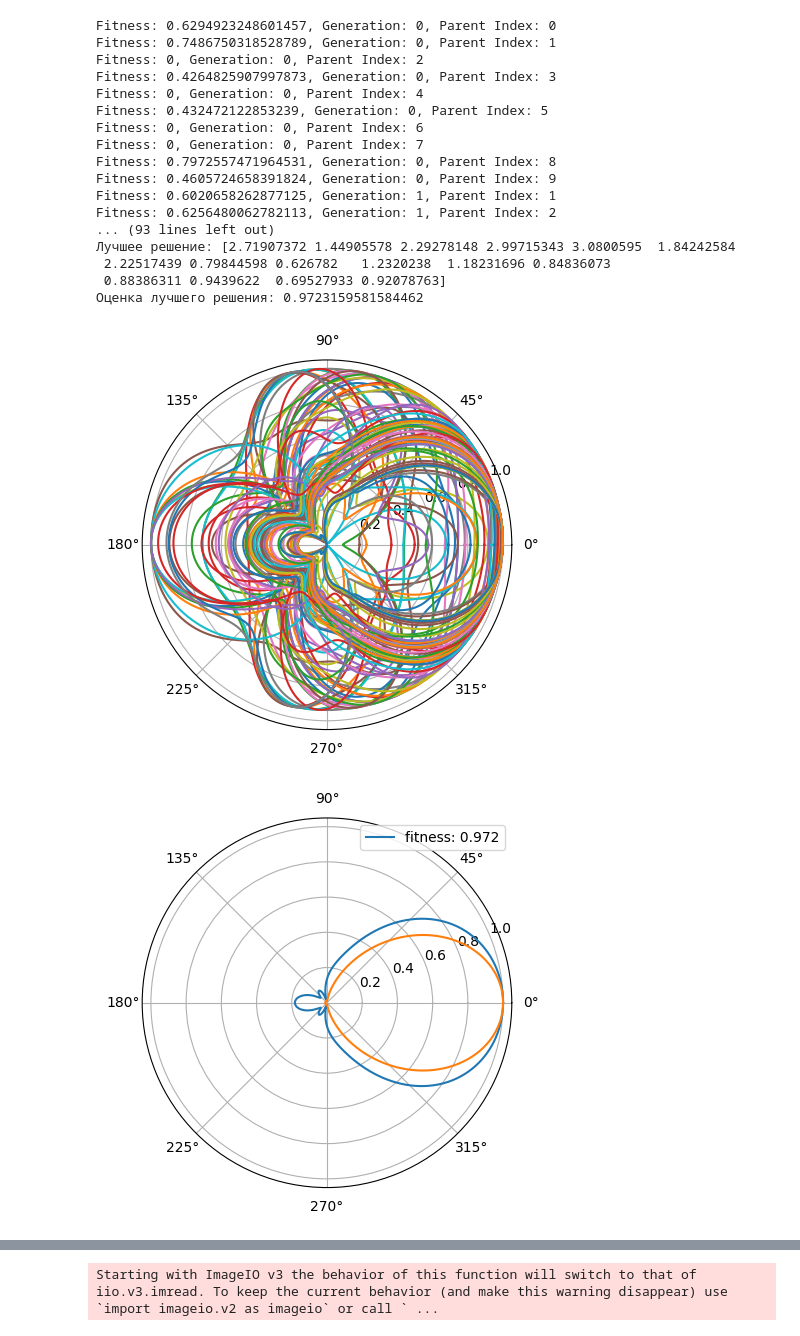
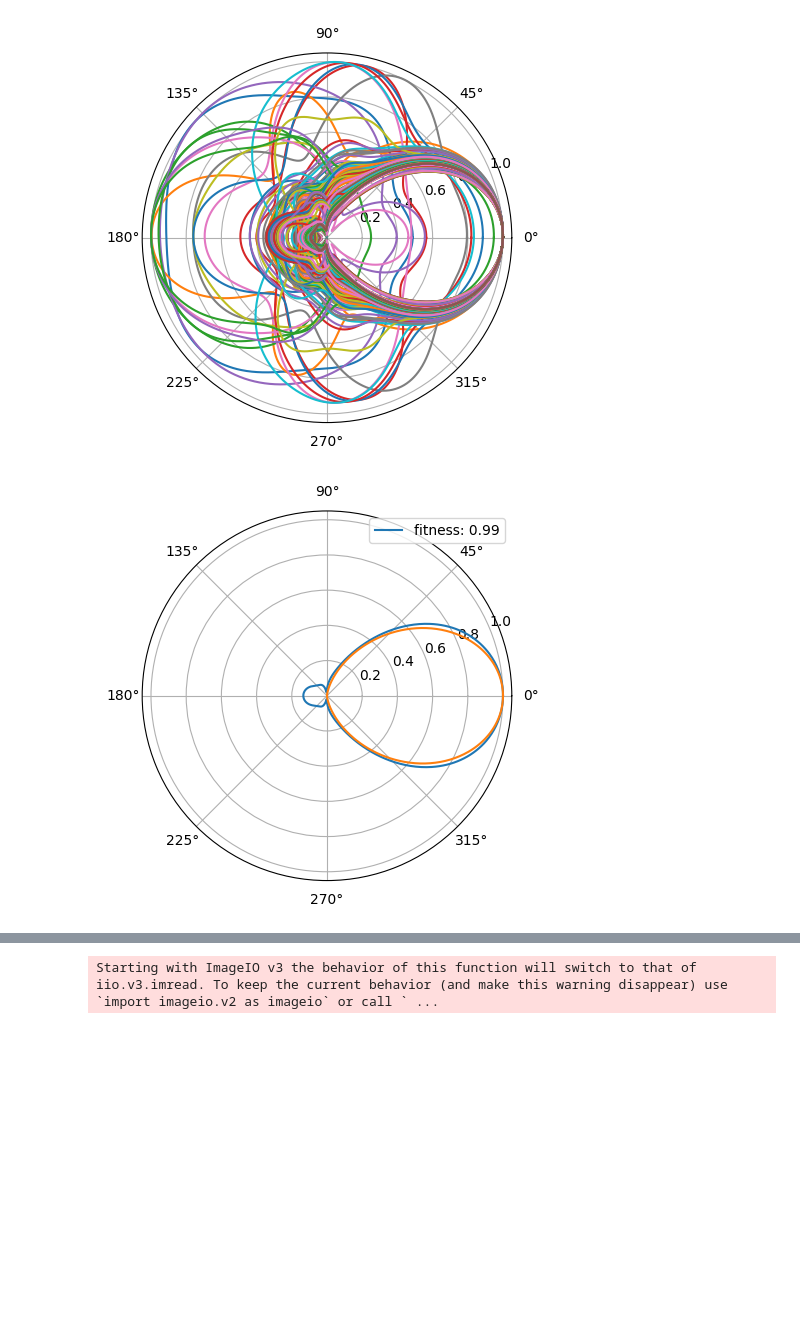
Before and after one commit to Sh4DowBurn/Method-of-Moments-for-antennas, a Jupyter notebook: genetic_alg.ipynb, the cells around one changed output, grey strips where cells are left out. Cells and saved outputs as stored; diff of their text form; code cells hidden in the pictures; blank space fills up the shorter version.

```diff
--- a/genetic_alg.ipynb
+++ b/genetic_alg.ipynb
@@ -18,7 +18,7 @@ fit = []
 def aim_func(phi):
     f = np.zeros(len(phi))
     for i in range (len(f)):
-        f[i] = max(0.1,np.sin(np.pi/2 - phi[i]))**2
+        f[i] = max(0,np.sin(np.pi/2 - phi[i]))**2
     return f
 
 def fitness_func(ga_instance, solution, solution_idx):
@@ -50,13 +50,13 @@ def fitness_func(ga_instance, solution, solution_idx):
 
 num_elements = 8
 
-num_generations = 10
+num_generations = 50
 num_parents_mating = 2
 sol_per_pop = 10
 num_genes = 2 * num_elements
 
 min_pos, max_pos = 0.0, 1.5 * light_speed / frequency
-min_length, max_length = light_speed / frequency * 0.3, light_speed / frequency * 0.6
+min_length, max_length = light_speed / frequency * 0.4, light_speed / frequency * 0.55
 position_limit = [min_pos, max_pos]
 length_limit = [min_length, max_length]
 
@@ -69,6 +69,7 @@ for _ in range(num_elements):
 
 
 initial_population = np.random.uniform(low=[g[0] for g in gene_space], high=[g[1] for g in gene_space], size=(sol_per_pop, num_genes))
+
 def mutation_func(offspring, ga_instance):
 
     for chromosome_idx in range(offspring.shape[0]):
@@ -76,10 +77,10 @@ def mutation_func(offspring, ga_instance):
         chance_of_mutation = np.random.uniform(-1,1)
         fitness_values = ga_instance.last_generation_fitness
         fitness_value = fitness_values[chromosome_idx]
-        if fitness_value >= 0.98:
+        if fitness_value >= 0.97:
             for gene_idx in range(offspring.shape[1]):
                 chance_of_mutation = np.random.uniform(-1,1)
-                if chance_of_mutation >= 0.9 :
+                if chance_of_mutation >= 0.8 :
                     if gene_idx < num_elements:
                         mutation_value = np.random.uniform(-max_pos/250, max_pos/250)
                         offspring[chromosome_idx, gene_idx] += mutation_value
@@ -92,7 +93,7 @@ def mutation_func(offspring, ga_instance):
         elif fitness_value >= 0.95:
             for gene_idx in range(offspring.shape[1]):
                 chance_of_mutation = np.random.uniform(-1,1)
-                if chance_of_mutation >= 0.75 :
+                if chance_of_mutation >= 0.9 :
                     if gene_idx < num_elements:
                         mutation_value = np.random.uniform(-max_pos/100, max_pos/100)
                         offspring[chromosome_idx, gene_idx] += mutation_value
@@ -102,10 +103,10 @@ def mutation_func(offspring, ga_instance):
                         offspring[chromosome_idx, gene_idx] += mutation_value
                         offspring[chromosome_idx, gene_idx] = np.clip(offspring[chromosome_idx, gene_idx], min_length, max_length)
 
-        elif fitness_value >= 0.90:
+        elif fitness_value >= 0.925:
             for gene_idx in range(offspring.shape[1]):
                 chance_of_mutation = np.random.uniform(-1,1)
-                if chance_of_mutation >= 0.7 :
+                if chance_of_mutation >= 0.75 :
                     if gene_idx < num_elements:
                         mutation_value = np.random.uniform(-max_pos/50, max_pos/50)
                         offspring[chromosome_idx, gene_idx] += mutation_value
@@ -114,28 +115,48 @@ def mutation_func(offspring, ga_instance):
                         mutation_value = np.random.uniform(-max_length/50, max_length/50)
                         offspring[chromosome_idx, gene_idx] += mutation_value
                         offspring[chromosome_idx, gene_idx] = np.clip(offspring[chromosome_idx, gene_idx], min_length, max_length)
+                if chance_of_mutation <= -0.9 :
+                    if gene_idx < num_elements:
+                        mutation_value = np.random.uniform(-max_pos/10, max_pos/10)
+                        offspring[chromosome_idx, gene_idx] += mutation_value
+                        offspring[chromosome_idx, gene_idx] = np.clip(offspring[chromosome_idx, gene_idx], min_pos, max_pos)
+
+
+        elif fitness_value >= 0.90:
+            for gene_idx in range(offspring.shape[1]):
+                chance_of_mutation = np.random.uniform(-1,1)
+                if chance_of_mutation >= 0.7 :
+                    if gene_idx < num_elements:
+                        mutation_value = np.random.uniform(-max_pos/35, max_pos/35)
+                        offspring[chromosome_idx, gene_idx] += mutation_value
+                        offspring[chromosome_idx, gene_idx] = np.clip(offspring[chromosome_idx, gene_idx], min_pos, max_pos)
+                    else :
+                        mutation_value = np.random.uniform(-max_length/35, max_length/35)
+                        offspring[chromosome_idx, gene_idx] += mutation_value
+                        offspring[chromosome_idx, gene_idx] = np.clip(offspring[chromosome_idx, gene_idx], min_length, max_length)
+                if chance_of_mutation <= -0.7 :
+                    if gene_idx < num_elements:
+                        mutation_value = np.random.uniform(-max_pos/10, max_pos/10)
+                        offspring[chromosome_idx, gene_idx] += mutation_value
+                        offspring[chromosome_idx, gene_idx] = np.clip(offspring[chromosome_idx, gene_idx], min_pos, max_pos)
 
         elif fitness_value >= 0.80:
             for gene_idx in range(offspring.shape[1]):
                 chance_of_mutation = np.random.uniform(-1,1)
                 if chance_of_mutation >= 0.7 :
                     if gene_idx < num_elements:
-                        mutation_value = np.random.uniform(-max_pos/25, max_pos/25)
+                        mutation_value = np.random.uniform(-max_pos/20, max_pos/20)
                         offspring[chromosome_idx, gene_idx] += mutation_value
                         offspring[chromosome_idx, gene_idx] = np.clip(offspring[chromosome_idx, gene_idx], min_pos, max_pos)
                     else :
-                        mutation_value = np.random.uniform(-max_length/25, max_length/25)
+                        mutation_value = np.random.uniform(-max_length/20, max_length/20)
                         offspring[chromosome_idx, gene_idx] += mutation_value
                         offspring[chromosome_idx, gene_idx] = np.clip(offspring[chromosome_idx, gene_idx], min_length, max_length)
                 elif chance_of_mutation <= -0.95 :
                     if gene_idx < num_elements:
-                        mutation_value = np.random.uniform(-max_pos/2, max_pos/2)
+                        mutation_value = np.random.uniform(-max_pos/10, max_pos/10)
                         offspring[chromosome_idx, gene_idx] += mutation_value
                         offspring[chromosome_idx, gene_idx] = np.clip(offspring[chromosome_idx, gene_idx], min_pos, max_pos)
-                    else :
-                        mutation_value = np.random.uniform(-max_length/2, max_length/2)
-                        offspring[chromosome_idx, gene_idx] += mutation_value
-                        offspring[chromosome_idx, gene_idx] = np.clip(offspring[chromosome_idx, gene_idx], min_length, max_length)
 
         elif fitness_value >= 0.70:
             for gene_idx in range(offspring.shape[1]):
@@ -158,10 +179,6 @@ def mutation_func(offspring, ga_instance):
                         mutation_value = np.random.uniform(-max_pos/2, max_pos/2)
                         offspring[chromosome_idx, gene_idx] += mutation_value
                         offspring[chromosome_idx, gene_idx] = np.clip(offspring[chromosome_idx, gene_idx], min_pos, max_pos)
-                    else :
-                        mutation_value = np.random.uniform(-max_length/2, max_length/2)
-                        offspring[chromosome_idx, gene_idx] += mutation_value
-                        offspring[chromosome_idx, gene_idx] = np.clip(offspring[chromosome_idx, gene_idx], min_length, max_length)
 
     return offspring
 
@@ -186,21 +219,4 @@ The 'delay_after_gen' parameter is deprecated starting from PyGAD 3.3.0. To dela
-Fitness: 0.6294923248601457, Generation: 0, Parent Index: 0
-Fitness: 0.7486750318528789, Generation: 0, Parent Index: 1
-Fitness: 0, Generation: 0, Parent Index: 2
-Fitness: 0.4264825907997873, Generation: 0, Parent Index: 3
-Fitness: 0, Generation: 0, Parent Index: 4
-Fitness: 0.432472122853239, Generation: 0, Parent Index: 5
-Fitness: 0, Generation: 0, Parent Index: 6
-Fitness: 0, Generation: 0, Parent Index: 7
-Fitness: 0.7972557471964531, Generation: 0, Parent Index: 8
-Fitness: 0.4605724658391824, Generation: 0, Parent Index: 9
-Fitness: 0.6020658262877125, Generation: 1, Parent Index: 1
-Fitness: 0.6256480062782113, Generation: 1, Parent Index: 2
-... (93 lines left out)
-Лучшее решение: [2.71907372 1.44905578 2.29278148 2.99715343 3.0800595  1.84242584
- 2.22517439 0.79844598 0.626782   1.2320238  1.18231696 0.84836073
- 0.88386311 0.9439622  0.69527933 0.92078763]
-Оценка лучшего решения: 0.9723159581584462
-[figure, old version]
+[figure, new version]
 # %%
 delta_z = light_speed / frequency / 5e2
 element_position = np.zeros((num_elements, 3))
@@ -217,4 +233,4 @@ plt.polar(phi,aim_func(phi))
 plt.legend()
 plt.show()
 # %% [output]
-[figure, old version]
+[figure, new version]
```
Also changed, not shown: parts of 7 cells of this notebook, 2 other files.
